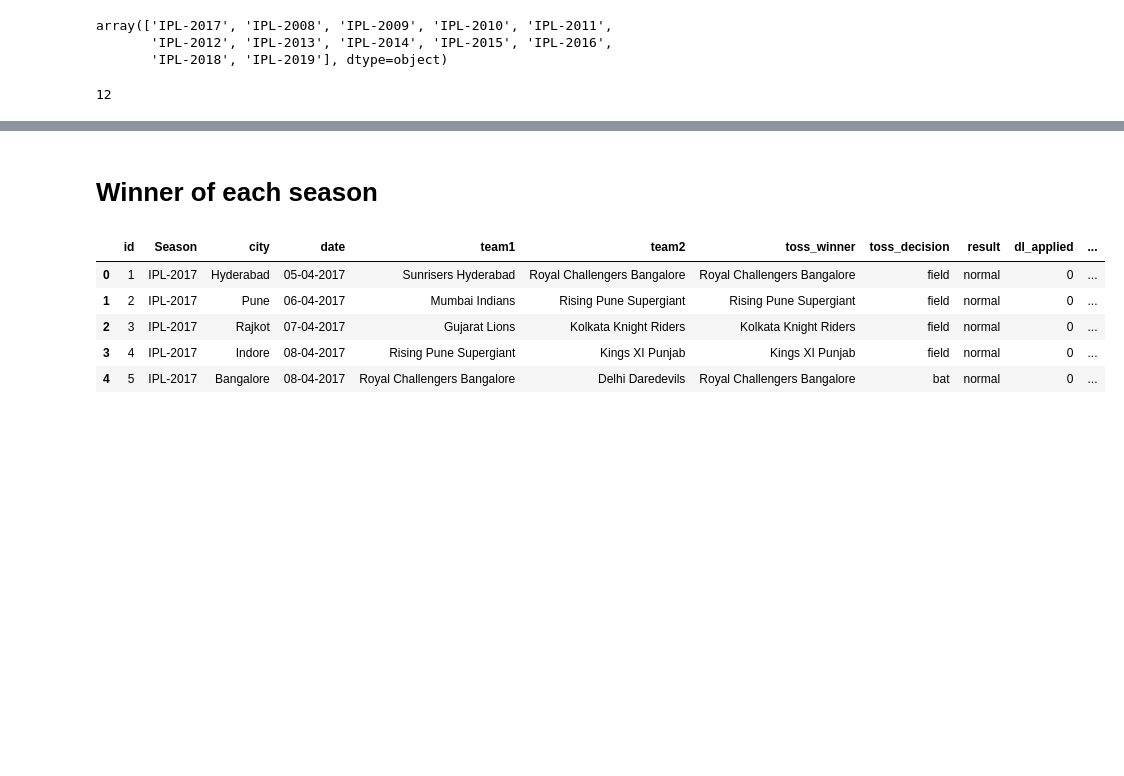
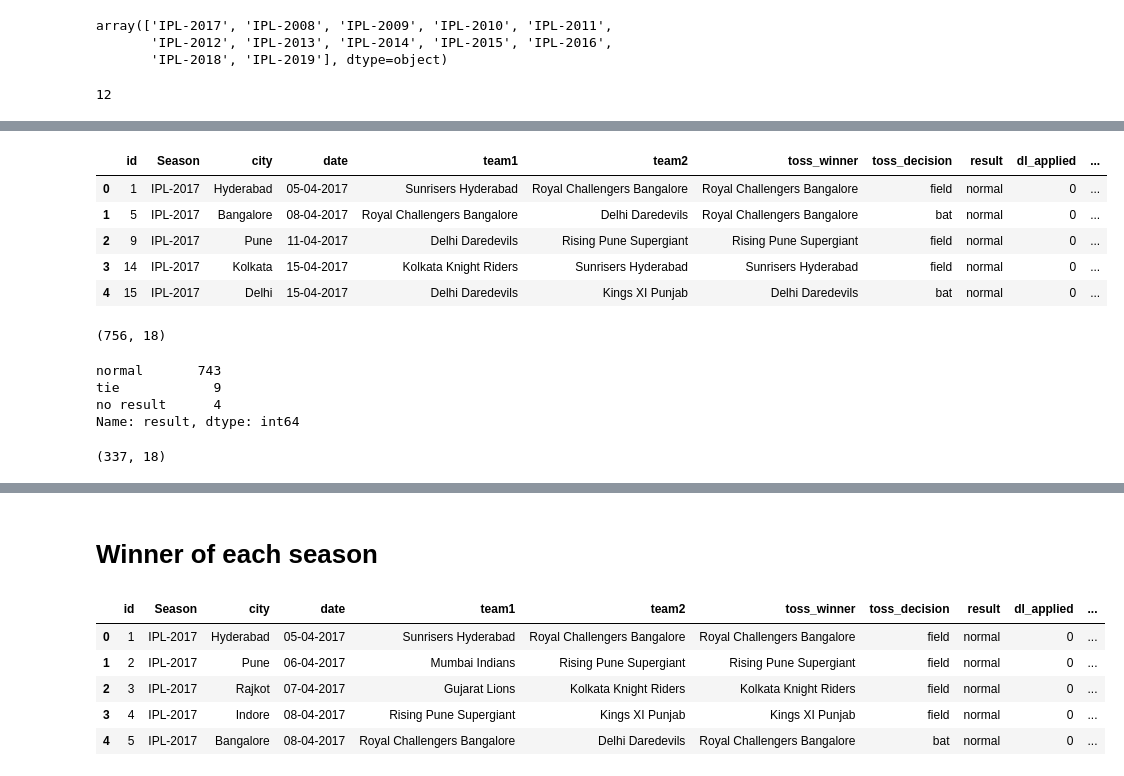
Before and after one commit to Rishabh1928/IPL-T20-Cricket-Analysis, a Jupyter notebook: Rishabh_Kesarwani_24_02_2021_[ABTN0104]_IPL_T20_Cricket_Analysis_Capstone_Project.ipynb, the cells around one changed output, grey strips where cells are left out. Drawn from its saved outputs; the diff is of its cells as text; code cells hidden in the pictures; blank space fills up the shorter version.

```diff
--- a/Rishabh_Kesarwani_24_02_2021_[ABTN0104]_IPL_T20_Cricket_Analysis_Capstone_Project.ipynb
+++ b/Rishabh_Kesarwani_24_02_2021_[ABTN0104]_IPL_T20_Cricket_Analysis_Capstone_Project.ipynb
@@ -100,0 +259,30 @@ matches_df["Season"].nunique()  # can use len() also
+# %%
+batted_first = matches_df[matches_df["win_by_runs"] != 0].reset_index().drop("index" , axis = 1) # win_by_runs already in int type
+batted_first.head()
+# %% [output]
+|  | id | Season | city | date | team1 | team2 | toss_winner | toss_decision | result | dl_applied | ... |
+| 0 | 1 | IPL-2017 | Hyderabad | 05-04-2017 | Sunrisers Hyderabad | Royal Challengers Bangalore | Royal Challengers Bangalore | field | normal | 0 | ... |
+| 1 | 5 | IPL-2017 | Bangalore | 08-04-2017 | Royal Challengers Bangalore | Delhi Daredevils | Royal Challengers Bangalore | bat | normal | 0 | ... |
+| 2 | 9 | IPL-2017 | Pune | 11-04-2017 | Delhi Daredevils | Rising Pune Supergiant | Rising Pune Supergiant | field | normal | 0 | ... |
+| 3 | 14 | IPL-2017 | Kolkata | 15-04-2017 | Kolkata Knight Riders | Sunrisers Hyderabad | Sunrisers Hyderabad | field | normal | 0 | ... |
+| 4 | 15 | IPL-2017 | Delhi | 15-04-2017 | Delhi Daredevils | Kings XI Punjab | Delhi Daredevils | bat | normal | 0 | ... |
+# %%
+# 756 total matches played from 2008 - 2019
+
+matches_df.shape
+# %% [output]
+(756, 18)
+# %%
+# 743 had clear winners , 9 were tie , 4 no results
+matches_df["result"].value_counts()
+# %% [output]
+normal       743
+tie            9
+no result      4
+Name: result, dtype: int64
+# %%
+# Out of 743 normal matches, 337 matches were there where the team who batted first won!
+
+batted_first.shape
+# %% [output]
+(337, 18)
```
Also changed, not shown: parts of 31 cells of this notebook.
